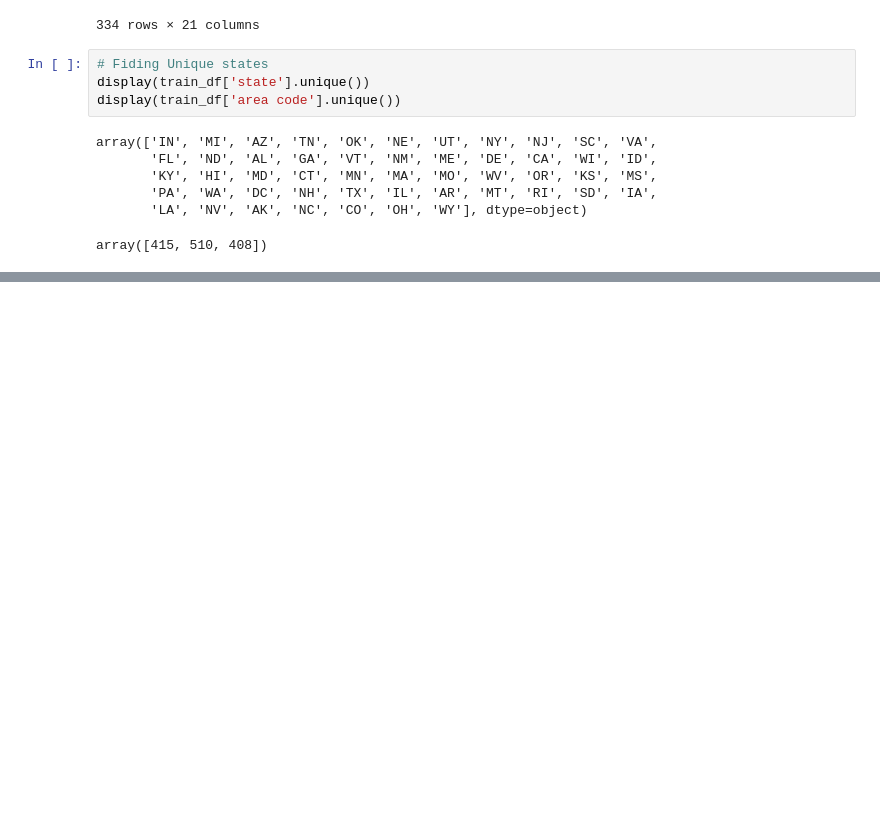
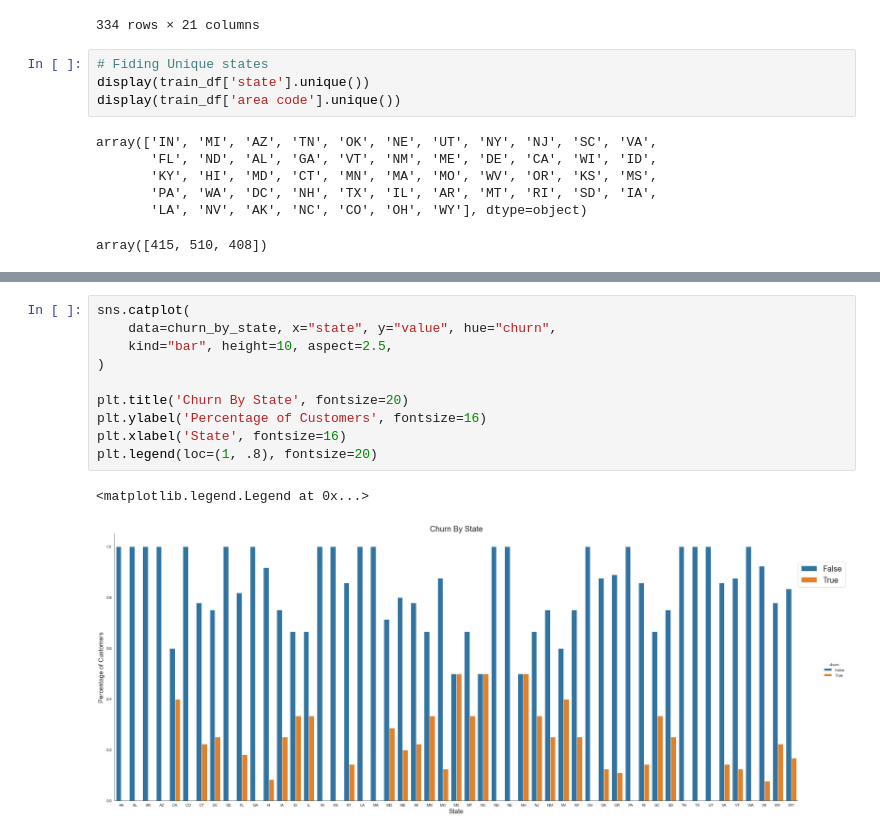
Before and after one commit to Mahmoudh22/Project_3, a Jupyter notebook: Question 1.ipynb, the cells around one changed output, grey strips where cells are left out. Drawn from its saved outputs; the diff is of its cells as text; blank space fills up the shorter version.

```diff
--- a/Question 1.ipynb
+++ b/Question 1.ipynb
@@ -91,0 +105,13 @@ array([415, 510, 408])
+# %%
+sns.catplot(
+    data=churn_by_state, x="state", y="value", hue="churn",
+    kind="bar", height=10, aspect=2.5,
+)
+
+plt.title('Churn By State', fontsize=20)
+plt.ylabel('Percentage of Customers', fontsize=16)
+plt.xlabel('State', fontsize=16)
+plt.legend(loc=(1, .8), fontsize=20)
+# %% [output]
+<matplotlib.legend.Legend at 0x...>
+[figure, added]
```
Also changed, not shown: parts of 8 cells of this notebook, 3 other files.
